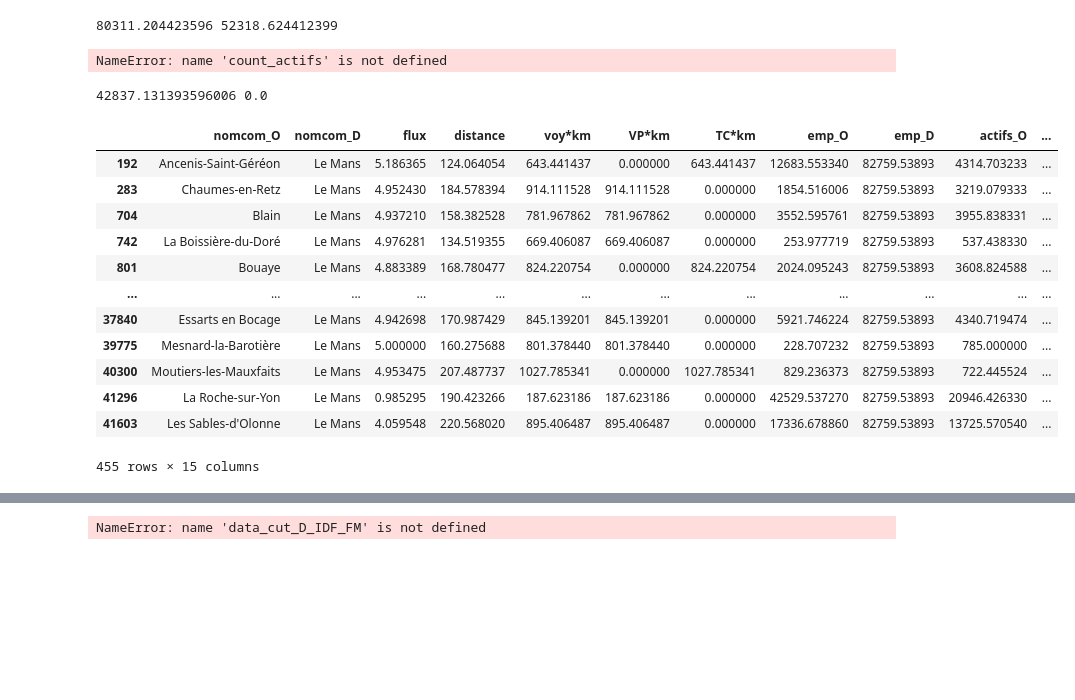
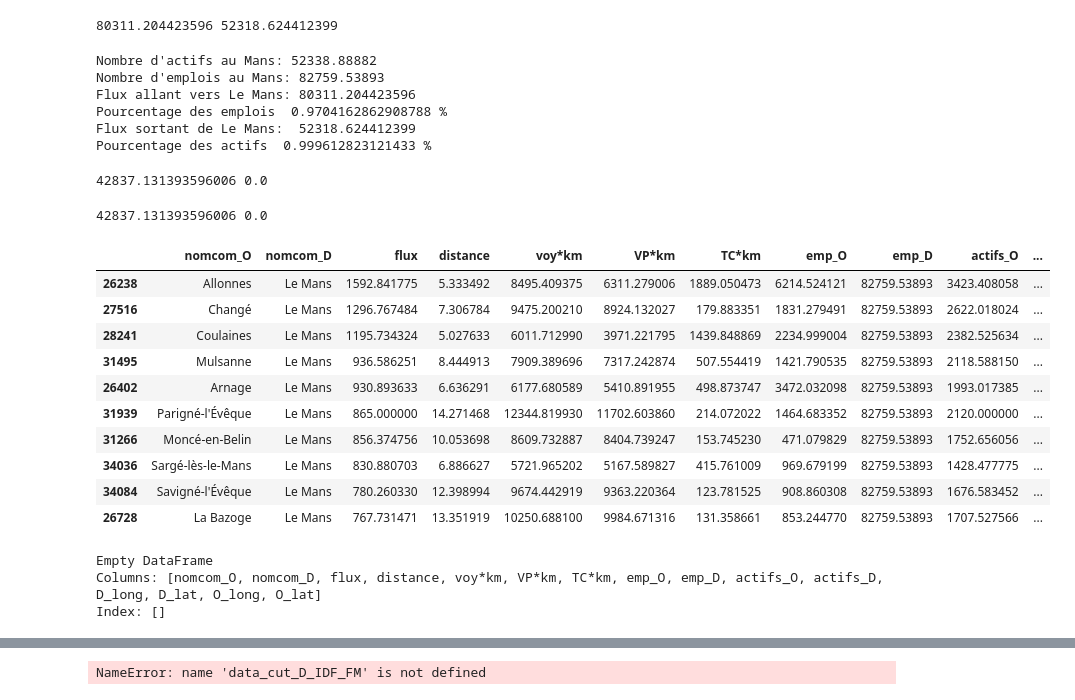
Before and after one commit to MaxelieG/SOMS, a Jupyter notebook: Histogram.ipynb, the cells around one changed output, grey strips where cells are left out. Saved outputs shown, nothing was run; the diff lists cells and outputs as text; code cells hidden in the pictures; blank space fills up the shorter version.

```diff
--- a/Histogram.ipynb
+++ b/Histogram.ipynb
@@ -152,6 +167,10 @@ filtered_data_D['emp_O'] = filtered_data_D['emp_O'].str.replace(",", ".", regex=
 filtered_data_D['emp_D'] = filtered_data_D['emp_D'].str.replace(",", ".", regex=False).astype(float)
 filtered_data_D['actifs_O'] = filtered_data_D['actifs_O'].str.replace(",", ".", regex=False).astype(float)
 filtered_data_D['actifs_D'] = filtered_data_D['actifs_D'].str.replace(",", ".", regex=False).astype(float)
+filtered_data_D['D_long'] = filtered_data_D['D_long'].str.replace(",", ".", regex=False).astype(float)
+filtered_data_D['D_lat'] = filtered_data_D['D_lat'].str.replace(",", ".", regex=False).astype(float)
+filtered_data_D['O_long'] = filtered_data_D['O_long'].str.replace(",", ".", regex=False).astype(float)
+filtered_data_D['O_lat'] = filtered_data_D['O_lat'].str.replace(",", ".", regex=False).astype(float)
 # %%
 sum_flux_D = filtered_data_D['flux'].sum()
 sum_flux_O = filtered_data_O['flux'].sum()
@@ -159,15 +178,27 @@ print(sum_flux_D, sum_flux_O)
 # %% [output]
 80311.204423596 52318.624412399
 # %%
-print(f"Nombre d'actifs au Mans: {count_actifs}")
-print(f"Nombre d'emplois au Mans: {count_emp}")
-print(f"Flux allant vers Le Mans: {sum_flux_D}")
-print(f"Flux sortant de Le Mans: {sum_flux_O}")
+print(f"Nombre d'actifs au Mans:", count_actifs)
+print(f"Nombre d'emplois au Mans:",count_emp)
+print(f"Flux allant vers Le Mans:",sum_flux_D)
+print(f"Pourcentage des emplois ", sum_flux_D/count_emp,"%")
+print(f"Flux sortant de Le Mans: ",sum_flux_O)
+print(f"Pourcentage des actifs ",sum_flux_O/count_actifs)
 # %% [output]
-NameError: name 'count_actifs' is not defined
+Nombre d'actifs au Mans: 52338.88882
+Nombre d'emplois au Mans: 82759.53893
+Flux allant vers Le Mans: 80311.204423596
+Pourcentage des emplois  0.9704162862908788 %
+Flux sortant de Le Mans:  52318.624412399
+Pourcentage des actifs  0.999612823121433 %
 # %%
 filtered_data_O_wo_mans=filtered_data_O[filtered_data_O["nomcom_O"] != "Le Mans"]
 filtered_data_D_wo_mans=filtered_data_D[filtered_data_D["nomcom_O"] != "Le Mans"]
+# %%
+sum_flux_D_wo = filtered_data_D_wo_mans['flux'].sum()
+print(sum_flux_D_wo)
+# %% [output]
+42837.131393596006 0.0
 # %%
 sum_flux_D_wo_mans = filtered_data_D_wo_mans['flux'].sum()
 sum_flux_O_wo_mans = filtered_data_O_wo_mans['flux'].sum()
@@ -175,18 +206,23 @@ print(sum_flux_D_wo_mans, sum_flux_O_wo_mans)
 # %% [output]
 42837.131393596006 0.0
 # %%
-filtered_data_D_wo_mans
+filtered_data_D_wo_mans.sort_values(by='flux', ascending=False).head(10)
 # %% [output]
 |  | nomcom_O | nomcom_D | flux | distance | voy*km | VP*km | TC*km | emp_O | emp_D | actifs_O | ... |
-| 192 | Ancenis-Saint-Géréon | Le Mans | 5.186365 | 124.064054 | 643.441437 | 0.000000 | 643.441437 | 12683.553340 | 82759.53893 | 4314.703233 | ... |
-| 283 | Chaumes-en-Retz | Le Mans | 4.952430 | 184.578394 | 914.111528 | 914.111528 | 0.000000 | 1854.516006 | 82759.53893 | 3219.079333 | ... |
-| 704 | Blain | Le Mans | 4.937210 | 158.382528 | 781.967862 | 781.967862 | 0.000000 | 3552.595761 | 82759.53893 | 3955.838331 | ... |
-| 742 | La Boissière-du-Doré | Le Mans | 4.976281 | 134.519355 | 669.406087 | 669.406087 | 0.000000 | 253.977719 | 82759.53893 | 537.438330 | ... |
-| 801 | Bouaye | Le Mans | 4.883389 | 168.780477 | 824.220754 | 0.000000 | 824.220754 | 2024.095243 | 82759.53893 | 3608.824588 | ... |
-| ... | ... | ... | ... | ... | ... | ... | ... | ... | ... | ... | ... |
-| 37840 | Essarts en Bocage | Le Mans | 4.942698 | 170.987429 | 845.139201 | 845.139201 | 0.000000 | 5921.746224 | 82759.53893 | 4340.719474 | ... |
-| 39775 | Mesnard-la-Barotière | Le Mans | 5.000000 | 160.275688 | 801.378440 | 801.378440 | 0.000000 | 228.707232 | 82759.53893 | 785.000000 | ... |
-| 40300 | Moutiers-les-Mauxfaits | Le Mans | 4.953475 | 207.487737 | 1027.785341 | 0.000000 | 1027.785341 | 829.236373 | 82759.53893 | 722.445524 | ... |
-| 41296 | La Roche-sur-Yon | Le Mans | 0.985295 | 190.423266 | 187.623186 | 187.623186 | 0.000000 | 42529.537270 | 82759.53893 | 20946.426330 | ... |
-| 41603 | Les Sables-d'Olonne | Le Mans | 4.059548 | 220.568020 | 895.406487 | 895.406487 | 0.000000 | 17336.678860 | 82759.53893 | 13725.570540 | ... |
+| 26238 | Allonnes | Le Mans | 1592.841775 | 5.333492 | 8495.409375 | 6311.279006 | 1889.050473 | 6214.524121 | 82759.53893 | 3423.408058 | ... |
+| 27516 | Changé | Le Mans | 1296.767484 | 7.306784 | 9475.200210 | 8924.132027 | 179.883351 | 1831.279491 | 82759.53893 | 2622.018024 | ... |
+| 28241 | Coulaines | Le Mans | 1195.734324 | 5.027633 | 6011.712990 | 3971.221795 | 1439.848869 | 2234.999004 | 82759.53893 | 2382.525634 | ... |
+| 31495 | Mulsanne | Le Mans | 936.586251 | 8.444913 | 7909.389696 | 7317.242874 | 507.554419 | 1421.790535 | 82759.53893 | 2118.588150 | ... |
+| 26402 | Arnage | Le Mans | 930.893633 | 6.636291 | 6177.680589 | 5410.891955 | 498.873747 | 3472.032098 | 82759.53893 | 1993.017385 | ... |
+| 31939 | Parigné-l'Évêque | Le Mans | 865.000000 | 14.271468 | 12344.819930 | 11702.603860 | 214.072022 | 1464.683352 | 82759.53893 | 2120.000000 | ... |
+| 31266 | Moncé-en-Belin | Le Mans | 856.374756 | 10.053698 | 8609.732887 | 8404.739247 | 153.745230 | 471.079829 | 82759.53893 | 1752.656056 | ... |
+| 34036 | Sargé-lès-le-Mans | Le Mans | 830.880703 | 6.886627 | 5721.965202 | 5167.589827 | 415.761009 | 969.679199 | 82759.53893 | 1428.477775 | ... |
+| 34084 | Savigné-l'Évêque | Le Mans | 780.260330 | 12.398994 | 9674.442919 | 9363.220364 | 123.781525 | 908.860308 | 82759.53893 | 1676.583452 | ... |
+| 26728 | La Bazoge | Le Mans | 767.731471 | 13.351919 | 10250.688100 | 9984.671316 | 131.358661 | 853.244770 | 82759.53893 | 1707.527566 | ... |
-455 rows × 15 columns
+# %%
+paris_data = data[data['nomcom_O'] == 'Paris']
+print(paris_data)
+# %% [output]
+Empty DataFrame
+Columns: [nomcom_O, nomcom_D, flux, distance, voy*km, VP*km, TC*km, emp_O, emp_D, actifs_O, actifs_D, D_long, D_lat, O_long, O_lat]
+Index: []
```
Also changed, not shown: parts of 11 cells of this notebook, 1 other file.
